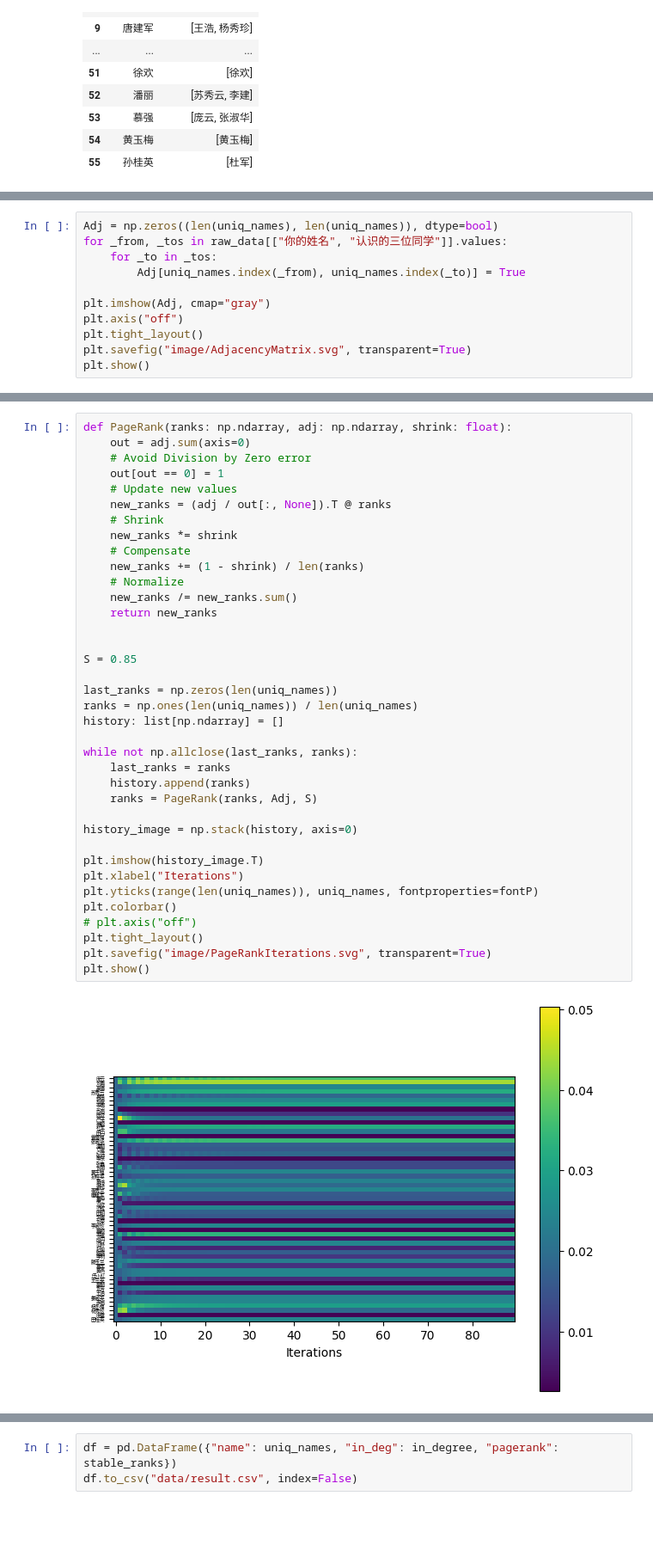
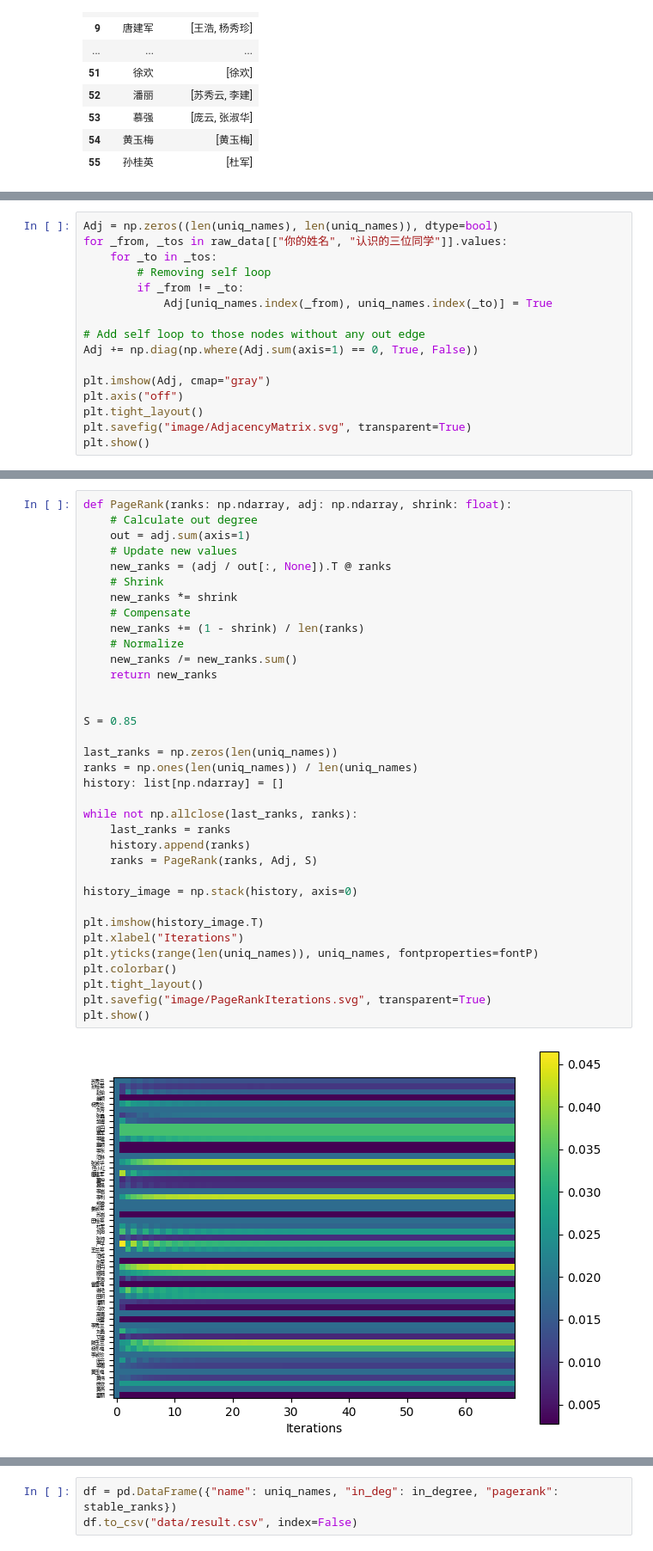
Before and after one commit to TeddyHuang-00/Computational-Thinking-in-Social-Sciences, a Jupyter notebook: PageRank.ipynb, the cells around one changed output, grey strips where cells are left out. Shown at 86% size. Cells and saved outputs as stored; diff of their text form; blank space fills up the shorter version.

Commit message:
Fix bugs in degree calculation; add visualization

```diff
--- a/PageRank.ipynb
+++ b/PageRank.ipynb
@@ -61,7 +61,12 @@ uniq_names
 Adj = np.zeros((len(uniq_names), len(uniq_names)), dtype=bool)
 for _from, _tos in raw_data[["你的姓名", "认识的三位同学"]].values:
     for _to in _tos:
-        Adj[uniq_names.index(_from), uniq_names.index(_to)] = True
+        # Removing self loop
+        if _from != _to:
+            Adj[uniq_names.index(_from), uniq_names.index(_to)] = True
+
+# Add self loop to those nodes without any out edge
+Adj += np.diag(np.where(Adj.sum(axis=1) == 0, True, False))
 
 plt.imshow(Adj, cmap="gray")
 plt.axis("off")
@@ -73,41 +78,39 @@ plt.show()
 # %%
 def PageRank(ranks: np.ndarray, adj: np.ndarray, shrink: float):
-    out = adj.sum(axis=0)
-    # Avoid Division by Zero error
-    out[out == 0] = 1
+    # Calculate out degree
+    out = adj.sum(axis=1)
     # Update new values
     new_ranks = (adj / out[:, None]).T @ ranks
     # Shrink
     new_ranks *= shrink
     # Compensate
     new_ranks += (1 - shrink) / len(ranks)
     # Normalize
     new_ranks /= new_ranks.sum()
     return new_ranks
 
 
 S = 0.85
 
 last_ranks = np.zeros(len(uniq_names))
 ranks = np.ones(len(uniq_names)) / len(uniq_names)
 history: list[np.ndarray] = []
 
 while not np.allclose(last_ranks, ranks):
     last_ranks = ranks
     history.append(ranks)
     ranks = PageRank(ranks, Adj, S)
 
 history_image = np.stack(history, axis=0)
 
 plt.imshow(history_image.T)
 plt.xlabel("Iterations")
 plt.yticks(range(len(uniq_names)), uniq_names, fontproperties=fontP)
 plt.colorbar()
-# plt.axis("off")
 plt.tight_layout()
 plt.savefig("image/PageRankIterations.svg", transparent=True)
 plt.show()
 # %% [output]
-[figure, old version]
+[figure, new version]
 # %%
 stable_ranks = ranks
```
Also changed, not shown: parts of 4 cells of this notebook, 5 other files.
